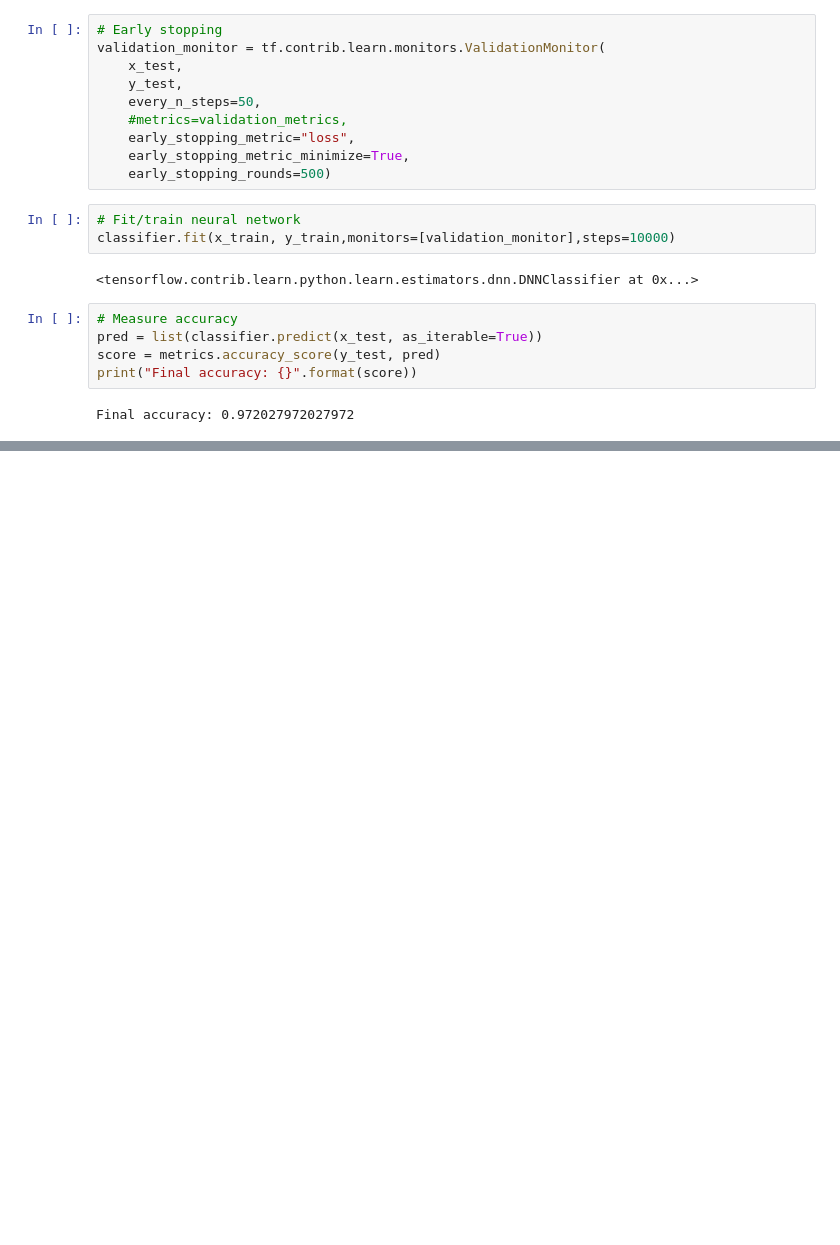
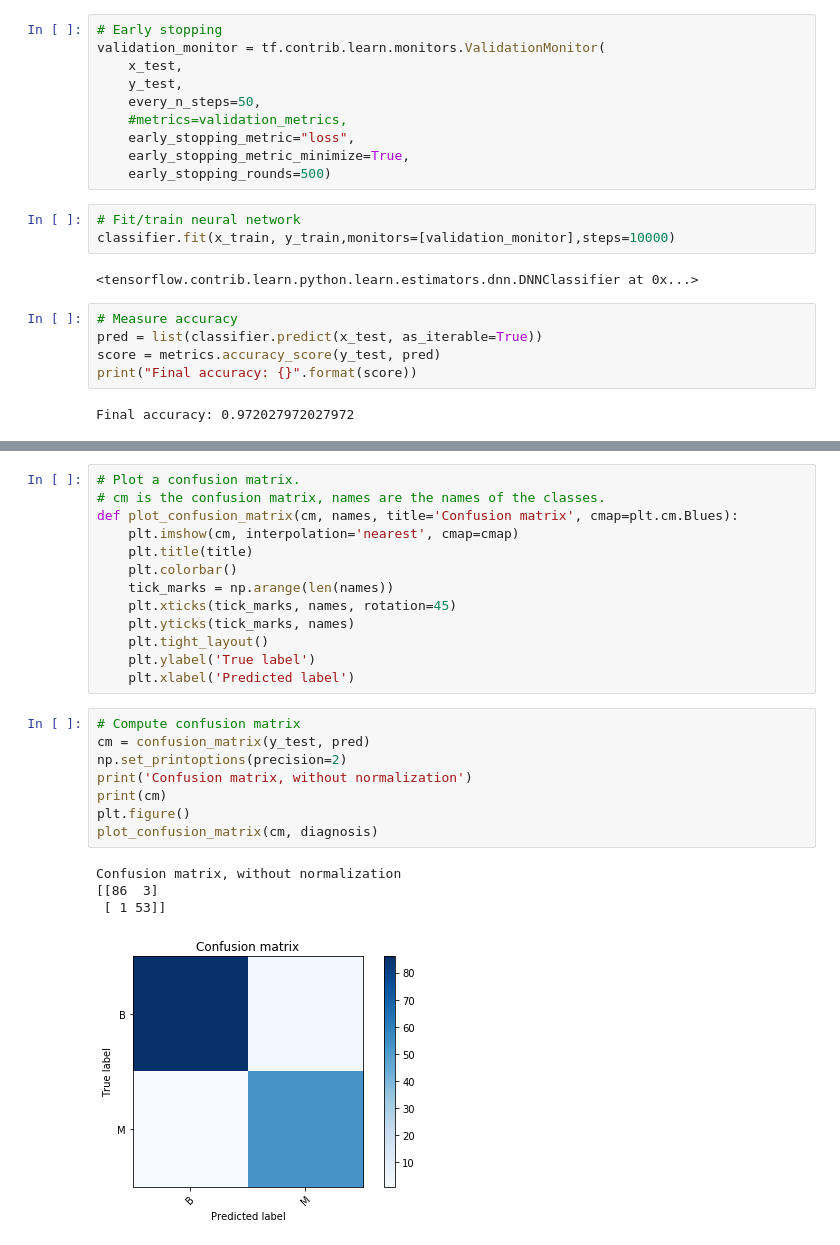
Before and after one commit to irfanalidv/Applications_of_Deep_Neural_Networks, a Jupyter notebook: Binary Classification.ipynb, the cells around one changed output, grey strips where cells are left out. Drawn from its saved outputs; the diff is of its cells as text; blank space fills up the shorter version.

Commit message:
Confusion Matrix #9

```diff
--- a/Binary Classification.ipynb
+++ b/Binary Classification.ipynb
@@ -224,0 +233,26 @@ Final accuracy: 0.972027972027972
+# %%
+# Plot a confusion matrix.
+# cm is the confusion matrix, names are the names of the classes.
+def plot_confusion_matrix(cm, names, title='Confusion matrix', cmap=plt.cm.Blues):
+    plt.imshow(cm, interpolation='nearest', cmap=cmap)
+    plt.title(title)
+    plt.colorbar()
+    tick_marks = np.arange(len(names))
+    plt.xticks(tick_marks, names, rotation=45)
+    plt.yticks(tick_marks, names)
+    plt.tight_layout()
+    plt.ylabel('True label')
+    plt.xlabel('Predicted label')
+# %%
+# Compute confusion matrix
+cm = confusion_matrix(y_test, pred)
+np.set_printoptions(precision=2)
+print('Confusion matrix, without normalization')
+print(cm)
+plt.figure()
+plot_confusion_matrix(cm, diagnosis)
+# %% [output]
+Confusion matrix, without normalization
+[[86  3]
+ [ 1 53]]
+[figure, added]
```
Also changed, not shown: parts of 2 cells of this notebook.
